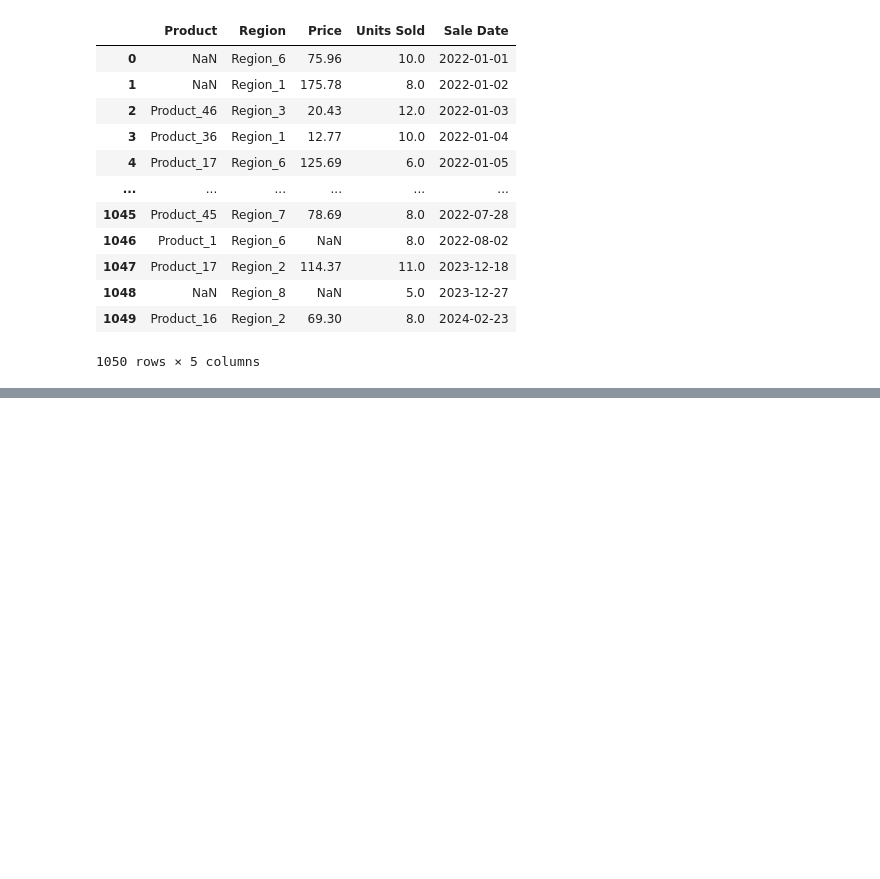
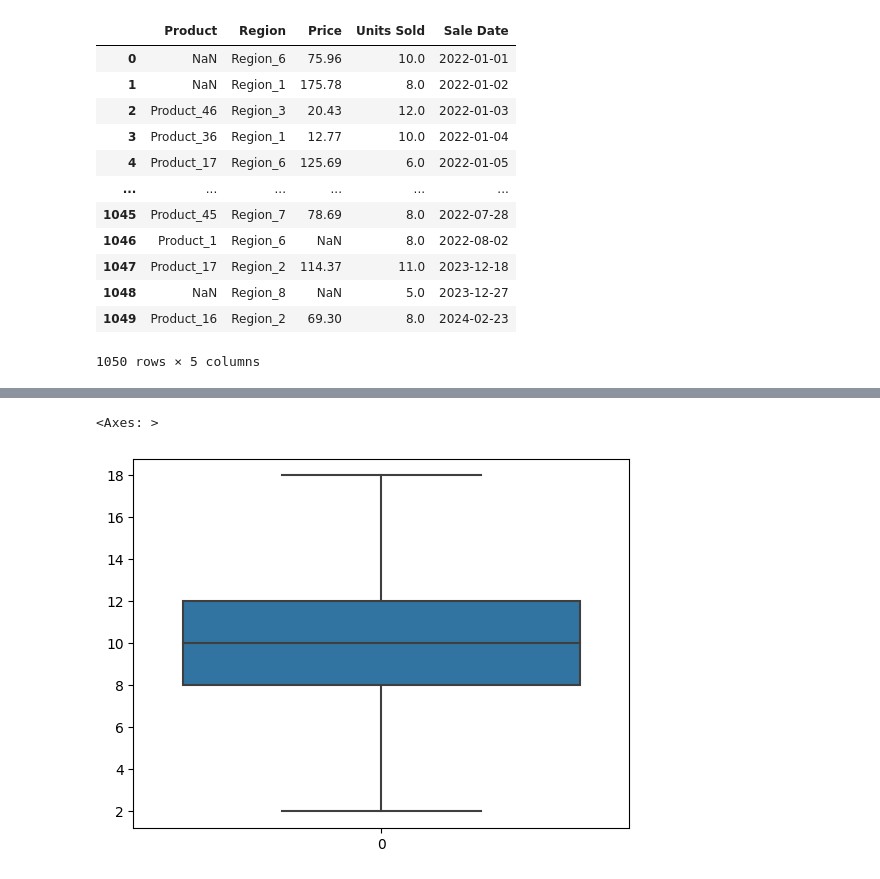
Before and after one commit to LuyiLiuAmber/Luyi, a Jupyter notebook: assignment 1/Luyi Liu_assign1.ipynb, the cells around one changed output, grey strips where cells are left out. Drawn from its saved outputs; the diff is of its cells as text; code cells hidden in the pictures; blank space fills up the shorter version.

```diff
--- a/assignment 1/Luyi Liu_assign1.ipynb
+++ b/assignment 1/Luyi Liu_assign1.ipynb
@@ -38,0 +158,5 @@ memory usage: 41.1+ KB
+# %%
+sns.boxplot(df['Units Sold'])
+# %% [output]
+<Axes: >
+[figure, added]
```
Also changed, not shown: parts of 31 cells of this notebook.
